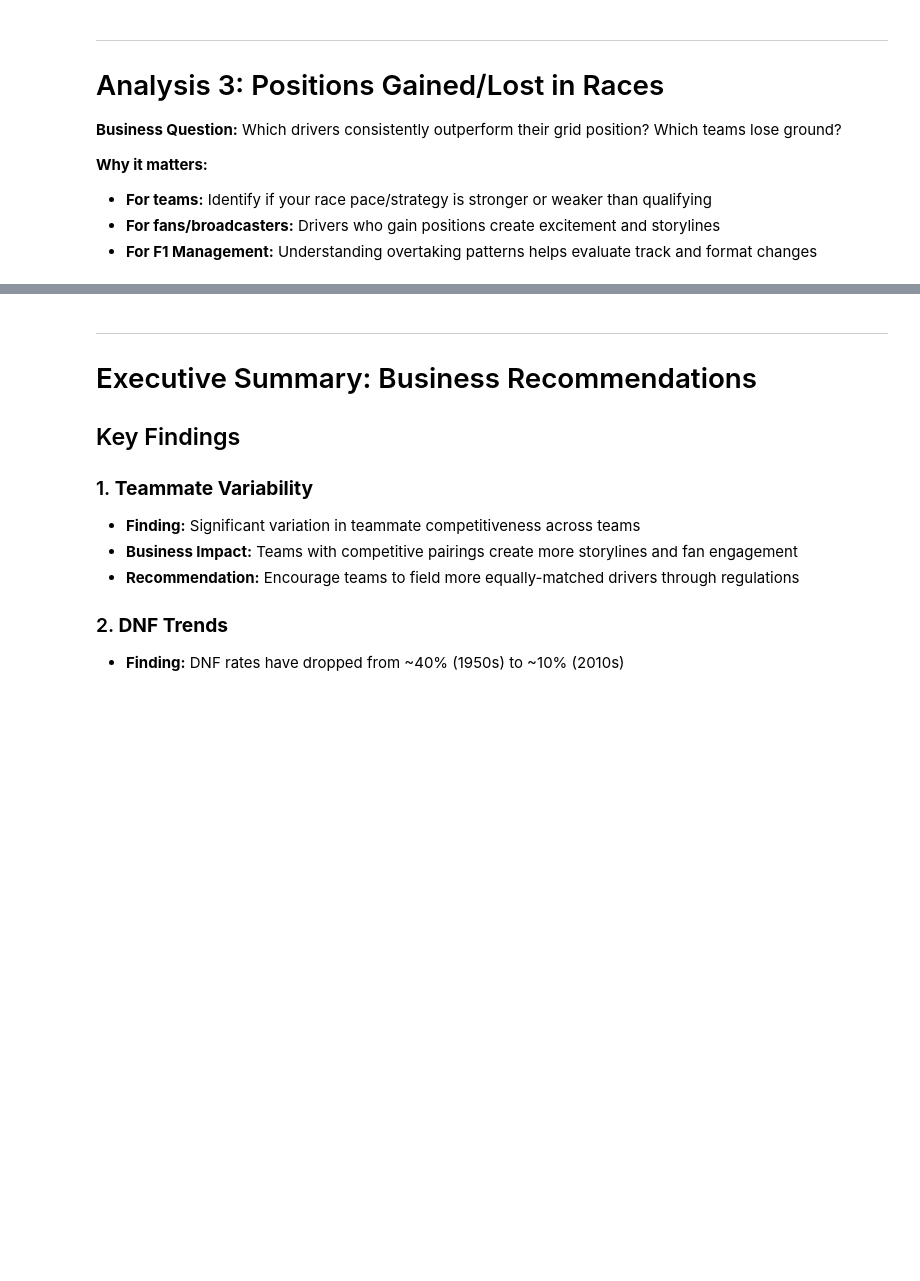
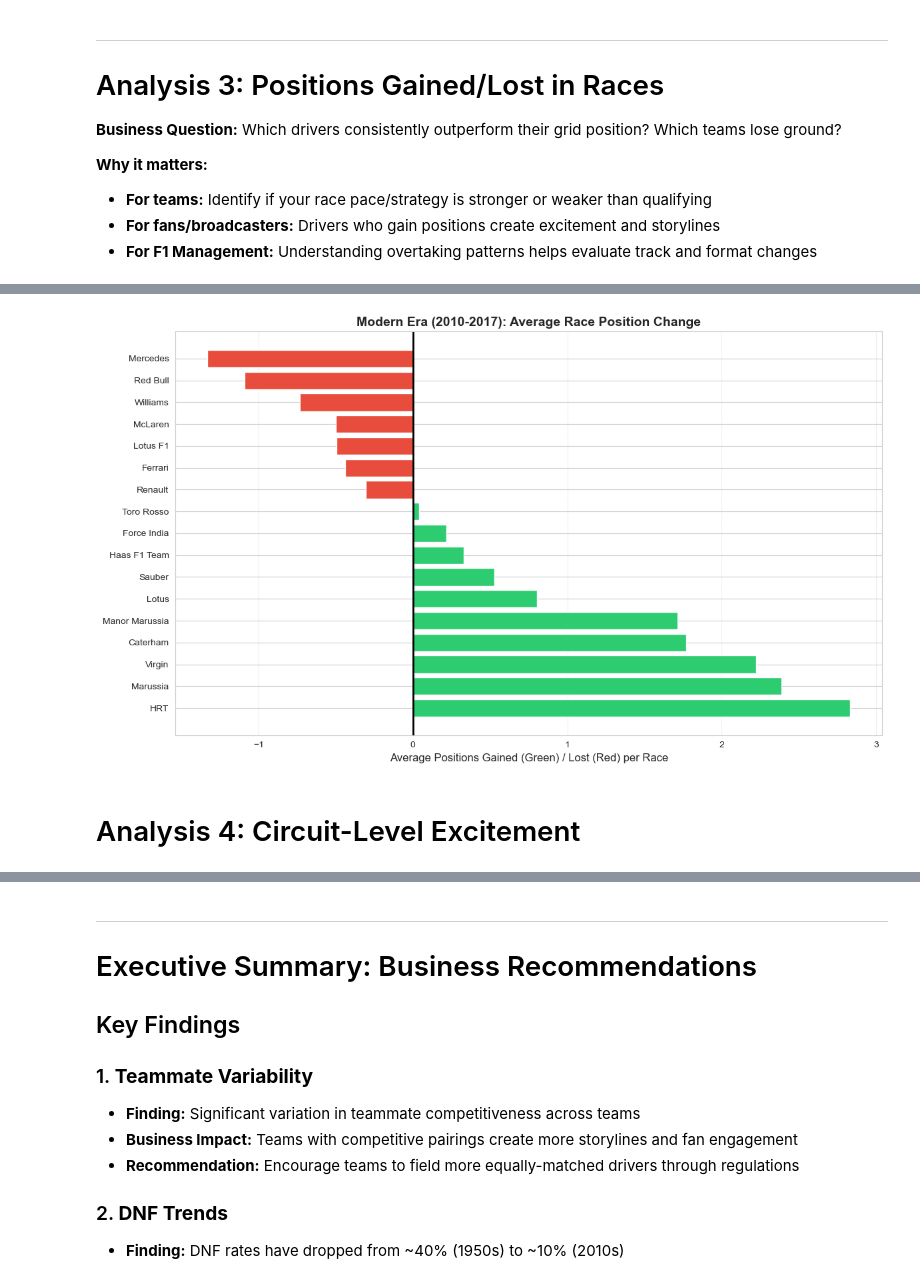
Before and after one commit to DuncanC04/Final, a Jupyter notebook: F1_Unpredictability_Analysis.ipynb, the cells around one changed output, grey strips where cells are left out. Cells and saved outputs as stored; diff of their text form; code cells hidden in the pictures; blank space fills up the shorter version.

```diff
--- a/F1_Unpredictability_Analysis.ipynb
+++ b/F1_Unpredictability_Analysis.ipynb
@@ -2130,0 +454,27 @@ print("="*80)
+# %%
+# Constructor analysis: Average Position gained or lost (modern era)
+modern_positions = df_positions[df_positions['year'] >= 2010].copy()
+constructor_pace = modern_positions.groupby('constructor_name').agg({
+    'positions_gained': ['mean', 'count']
+}).reset_index()
+constructor_pace.columns = ['constructor', 'avg_positions_gained', 'race_count']
+constructor_pace = constructor_pace[constructor_pace['race_count'] >= 50]
+constructor_pace = constructor_pace.sort_values('avg_positions_gained')
+
+fig, ax = plt.subplots(figsize=(12, 7))
+colors_pace = ['#2ecc71' if x > 0 else '#e74c3c' for x in constructor_pace['avg_positions_gained']]
+ax.barh(range(len(constructor_pace)), constructor_pace['avg_positions_gained'], color=colors_pace)
+ax.set_yticks(range(len(constructor_pace)))
+ax.set_yticklabels(constructor_pace['constructor'])
+ax.set_xlabel('Average Positions Gained (Green) / Lost (Red) per Race', fontsize=12)
+ax.set_title('Modern Era (2010-2017): Average Race Position Change', fontsize=14, fontweight='bold')
+ax.invert_yaxis()
+ax.axvline(0, color='black', linestyle='-', linewidth=2)
+ax.grid(axis='x', alpha=0.3)
+plt.tight_layout()
+plt.show()
+# %% [output]
+[figure, added]
+# %% [markdown]
+
+# Analysis 4: Circuit-Level Excitement
```
Also changed, not shown: parts of 54 cells of this notebook.
